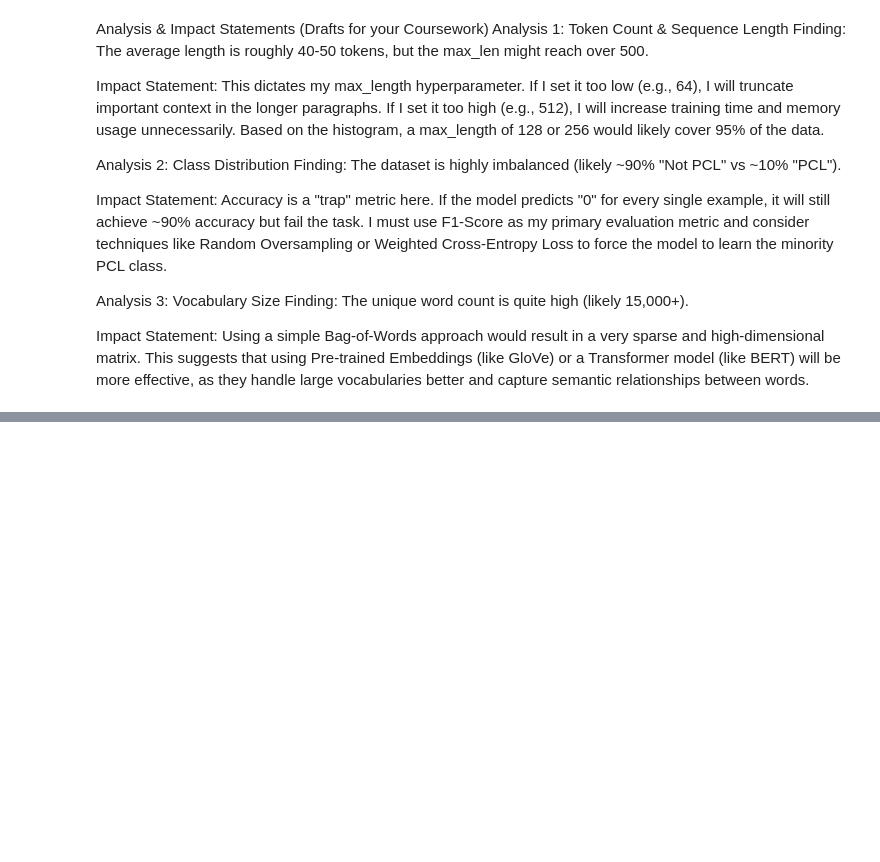
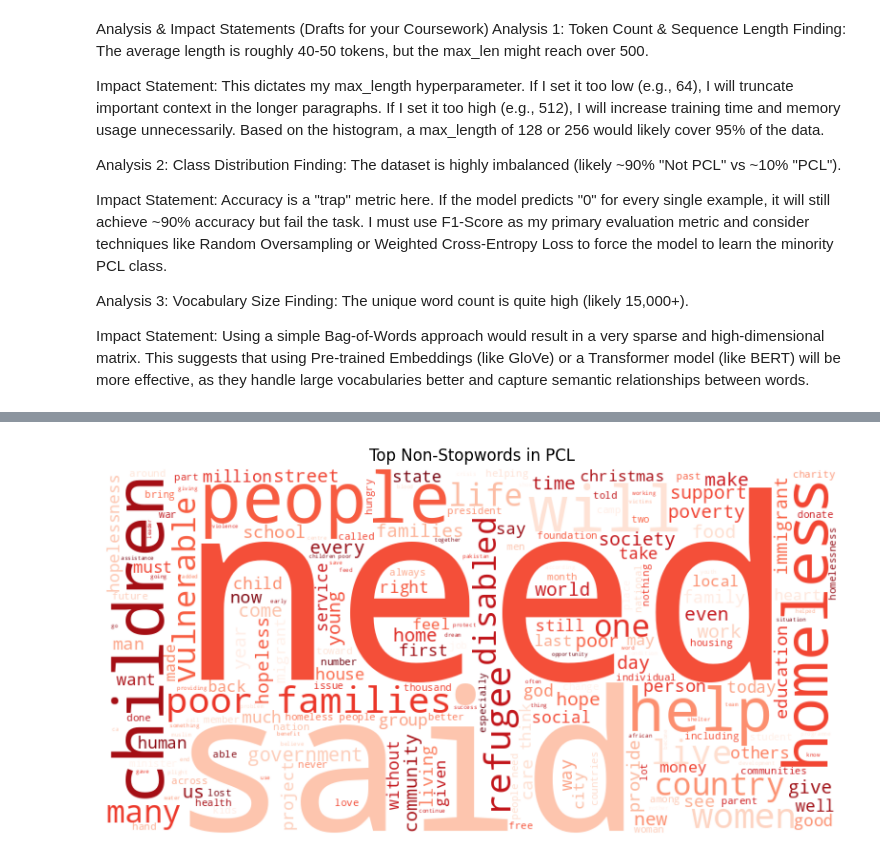
Before and after one commit to AAreeb13/NLP-Coursework, a Jupyter notebook: coursework.ipynb, the cells around one changed output, grey strips where cells are left out. Cells and saved outputs as stored; diff of their text form; code cells hidden in the pictures; blank space fills up the shorter version.

```diff
--- a/coursework.ipynb
+++ b/coursework.ipynb
@@ -360,0 +428,29 @@ plt.show()
+# %%
+from wordcloud import WordCloud
+
+def get_filtered_text(df_subset, stop_list):
+    filtered_words = []
+    for text in df_subset:
+        # Your specific algorithm logic:
+        tokens = str(text).lower().split()
+        for token in tokens:
+            if token not in stop_list and token.isalpha(): # isalpha removes punctuation/numbers
+                filtered_words.append(token)
+    return " ".join(filtered_words)
+
+# Generate Manual Word Clouds
+pcl_filtered = get_filtered_text(train_set[train_set['label_binary'] == 1]['text'], manual_stop_words)
+no_pcl_filtered = get_filtered_text(train_set[train_set['label_binary'] == 0]['text'], manual_stop_words)
+
+
+
+# Plotting PCL Cloud
+wordcloud_pcl = WordCloud(width=800, height=400, background_color='white', colormap='Reds').generate(pcl_filtered)
+
+plt.figure(figsize=(10, 5))
+plt.imshow(wordcloud_pcl)
+plt.axis('off')
+plt.title('Top Non-Stopwords in PCL')
+plt.show()
+# %% [output]
+[figure, added]
```
Also changed, not shown: parts of 3 cells of this notebook, 1 other file.
